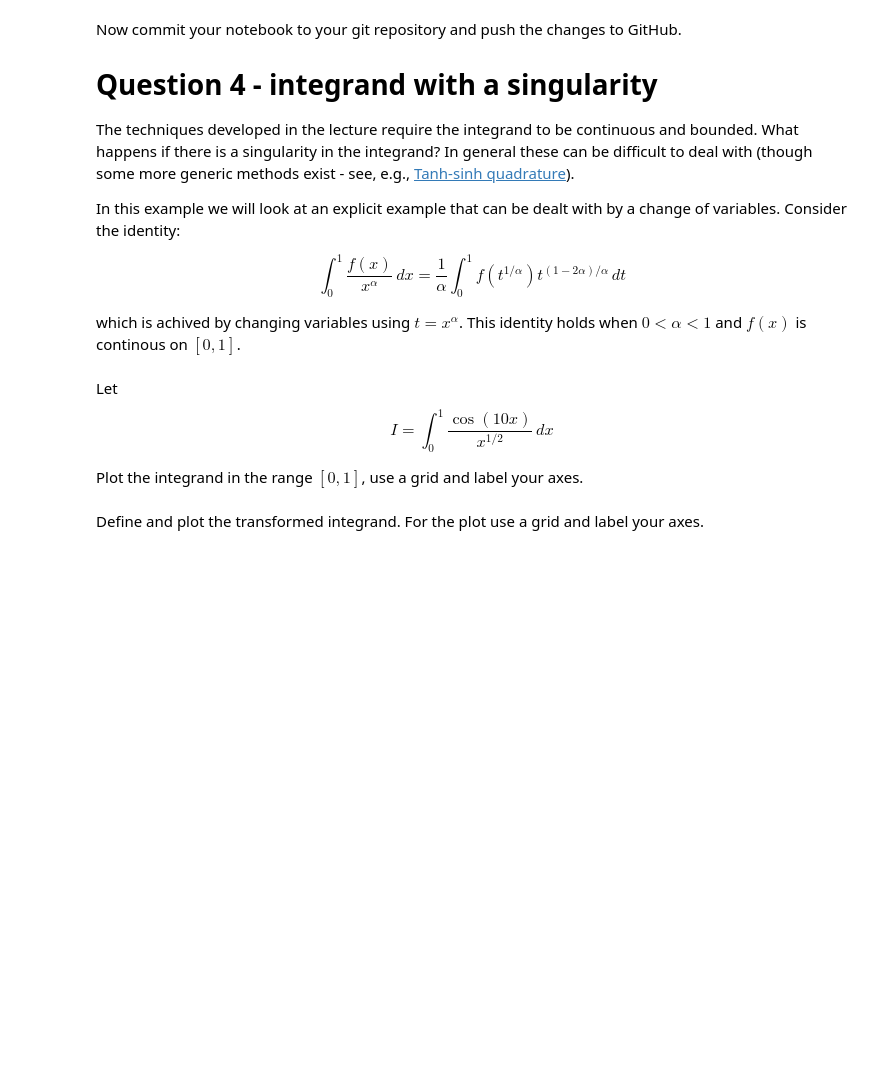
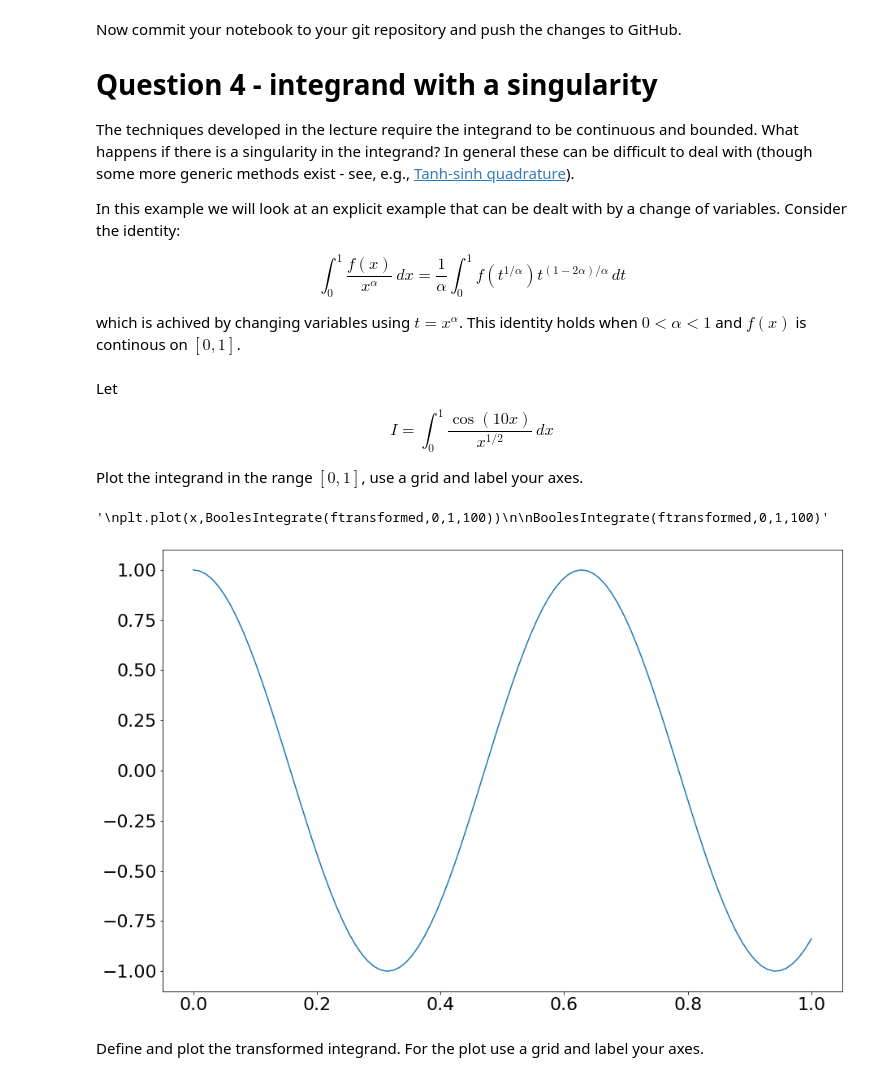
Before and after one commit to Conor-O-Mahony/ACM20030-Assignments, a Jupyter notebook: Assignment 4/Assignment-4.ipynb, the cells around one changed output. Saved outputs shown, nothing was run; the diff lists cells and outputs as text; code cells hidden in the pictures; blank space fills up the shorter version.

```diff
--- a/Assignment 4/Assignment-4.ipynb
+++ b/Assignment 4/Assignment-4.ipynb
@@ -237,5 +250,18 @@ Let
 $$I = \int^1_0 \frac{\cos(10x)}{x^{1/2}}\,dx $$
 
 Plot the integrand in the range $[0,1]$, use a grid and label your axes.
+# %%
+def f(x):
+    return np.cos(10*x)
+
+x=np.linspace(0,1,100)
+plt.plot(x,f(x))
+"""
+plt.plot(x,BoolesIntegrate(ftransformed,0,1,100))
+
+BoolesIntegrate(ftransformed,0,1,100)"""
+# %% [output]
+'\nplt.plot(x,BoolesIntegrate(ftransformed,0,1,100))\n\nBoolesIntegrate(ftransformed,0,1,100)'
+[figure, added]
 # %% [markdown]
 Define and plot the transformed integrand. For the plot use a grid and label your axes.
```
Also changed, not shown: parts of 5 cells of this notebook.
